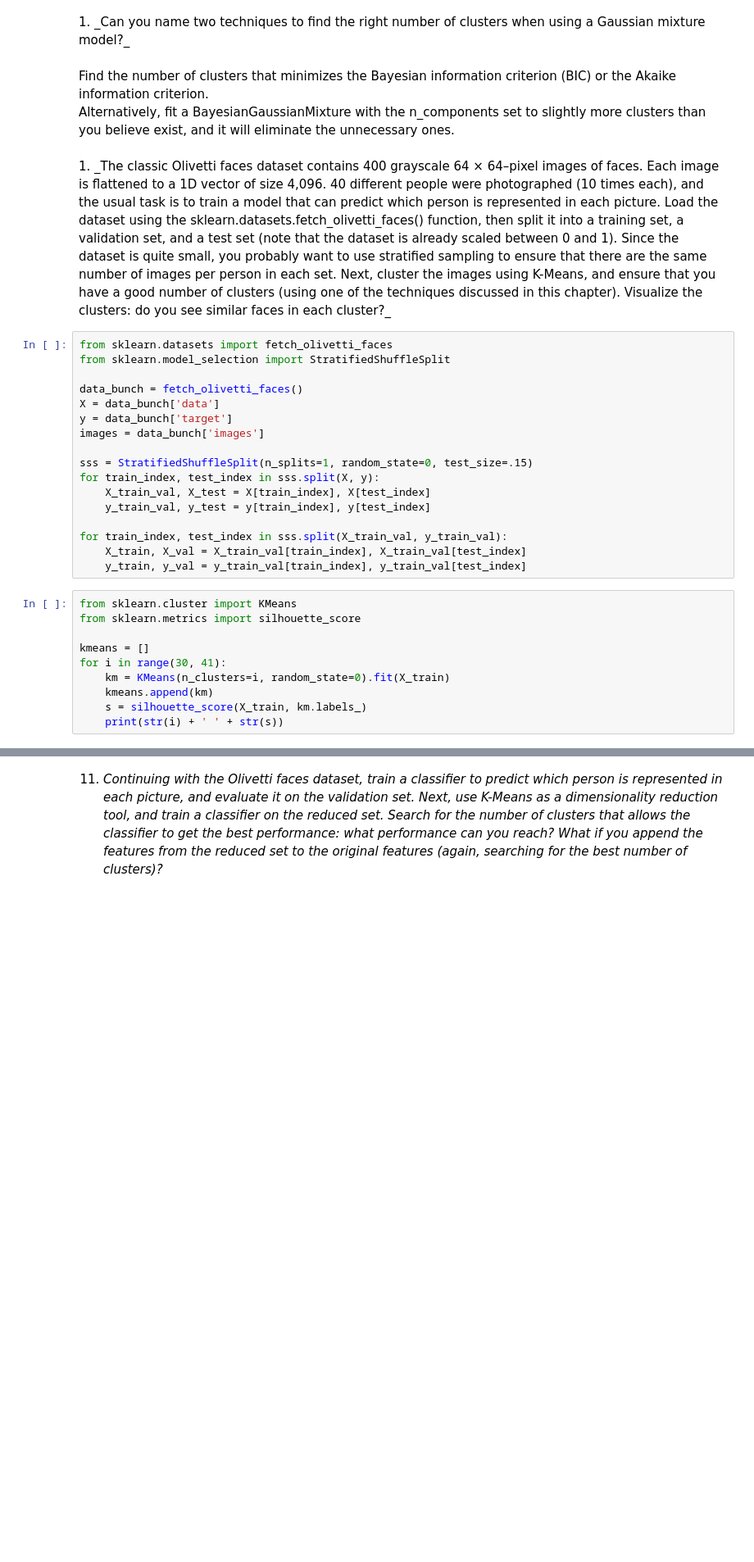
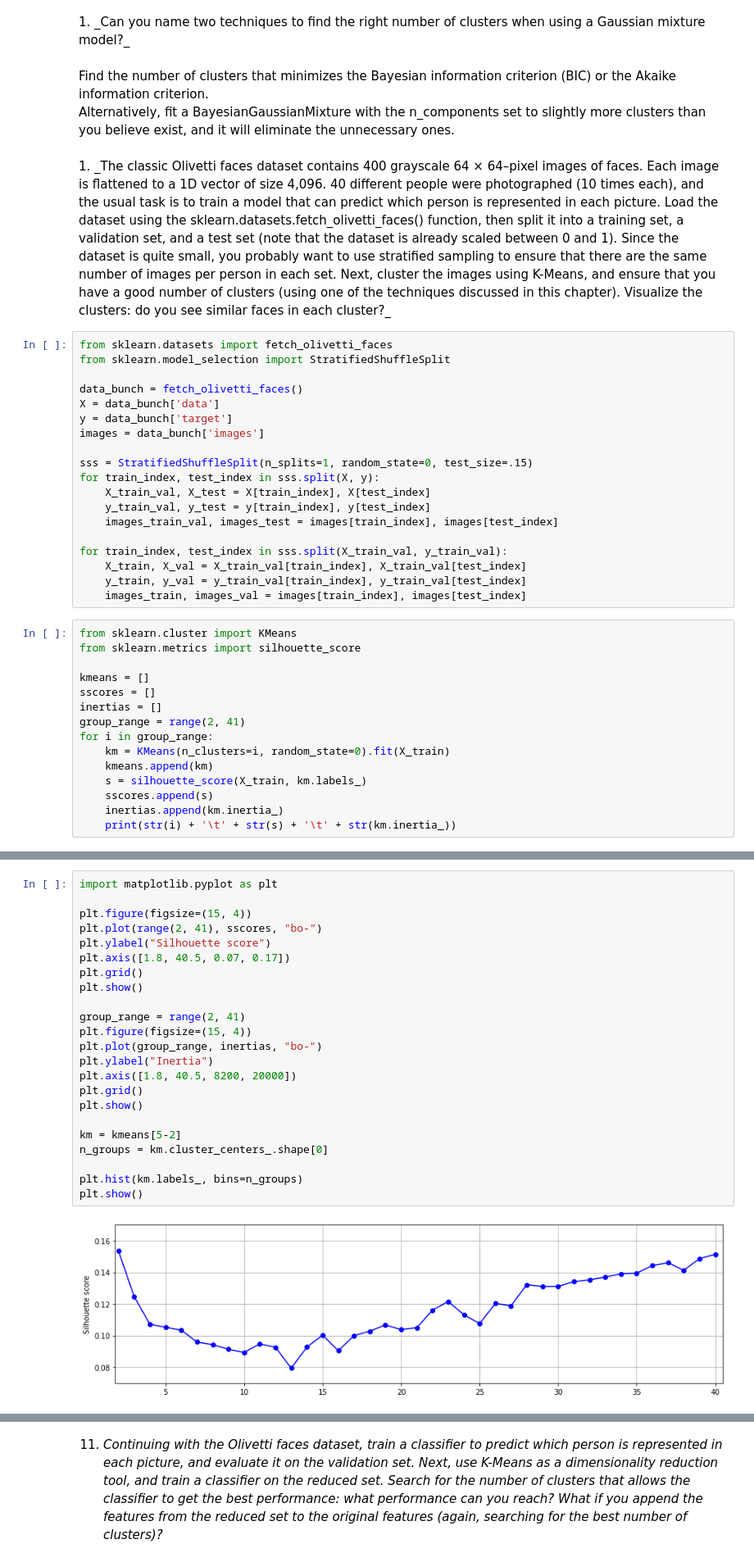
Before and after one commit to chrismarch/ml-exercises, a Jupyter notebook: 09_unsupervised_learning.ipynb, the cells around one changed output, grey strips where cells are left out. Shown at 82% size. Saved outputs shown, nothing was run; the diff lists cells and outputs as text; blank space fills up the shorter version.

```diff
--- a/09_unsupervised_learning.ipynb
+++ b/09_unsupervised_learning.ipynb
@@ -53,18 +53,25 @@ sss = StratifiedShuffleSplit(n_splits=1, random_state=0, test_size=.15)
 for train_index, test_index in sss.split(X, y):
     X_train_val, X_test = X[train_index], X[test_index]
     y_train_val, y_test = y[train_index], y[test_index]
+    images_train_val, images_test = images[train_index], images[test_index]
 
 for train_index, test_index in sss.split(X_train_val, y_train_val):
     X_train, X_val = X_train_val[train_index], X_train_val[test_index]
     y_train, y_val = y_train_val[train_index], y_train_val[test_index]
+    images_train, images_val = images[train_index], images[test_index]
 # %%
 from sklearn.cluster import KMeans
 from sklearn.metrics import silhouette_score
 
 kmeans = []
-for i in range(30, 41):
+sscores = []
+inertias = []
+group_range = range(2, 41)
+for i in group_range:
     km = KMeans(n_clusters=i, random_state=0).fit(X_train)
     kmeans.append(km)
     s = silhouette_score(X_train, km.labels_)
-    print(str(i) + ' ' + str(s))
+    sscores.append(s)
+    inertias.append(km.inertia_)
+    print(str(i) + '\t' + str(s) + '\t' + str(km.inertia_))
 # %% [output]
@@ -81,0 +95,25 @@ for i in range(30, 41):
+# %%
+import matplotlib.pyplot as plt
+
+plt.figure(figsize=(15, 4))
+plt.plot(range(2, 41), sscores, "bo-")
+plt.ylabel("Silhouette score")
+plt.axis([1.8, 40.5, 0.07, 0.17])
+plt.grid()
+plt.show()
+
+group_range = range(2, 41)
+plt.figure(figsize=(15, 4))
+plt.plot(group_range, inertias, "bo-")
+plt.ylabel("Inertia")
+plt.axis([1.8, 40.5, 8200, 20000])
+plt.grid()
+plt.show()
+
+km = kmeans[5-2]
+n_groups = km.cluster_centers_.shape[0]
+
+plt.hist(km.labels_, bins=n_groups)
+plt.show()
+# %% [output]
+[figure, added]
```
Also changed, not shown: parts of 4 cells of this notebook.
